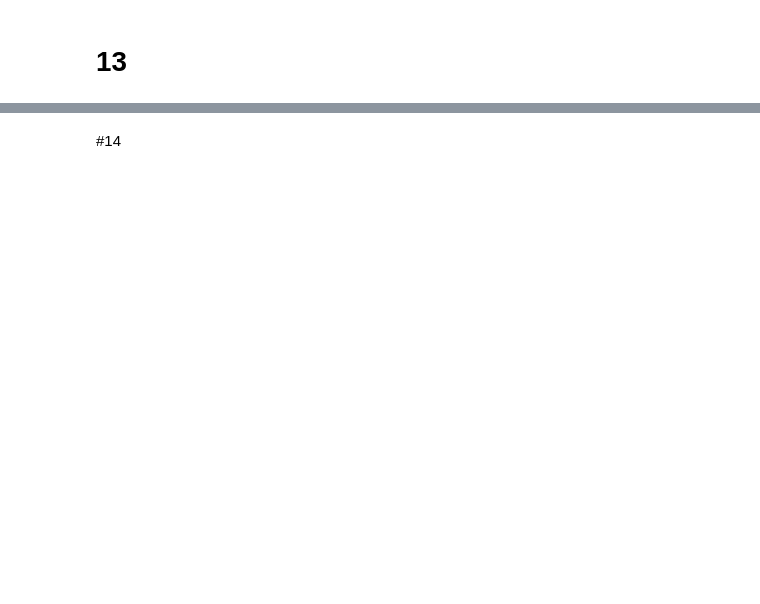
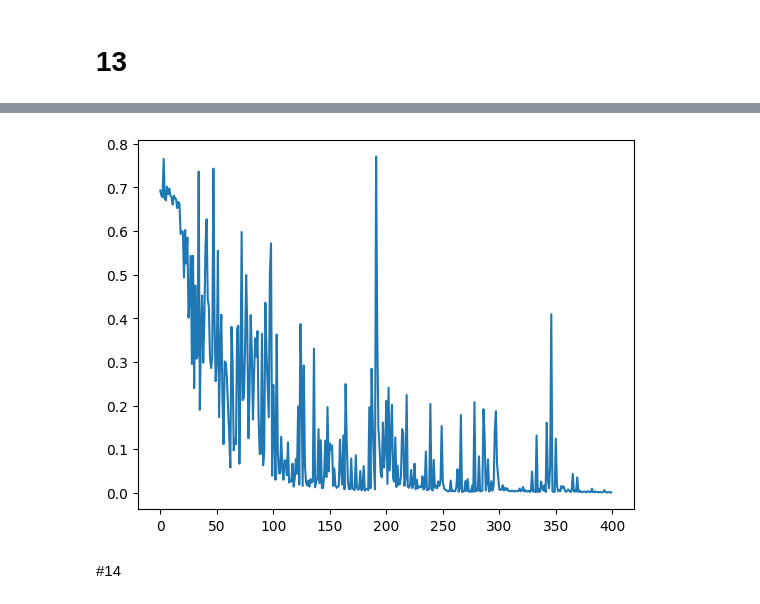
Before and after one commit to acho98/practical-transformers, a Jupyter notebook: notebook/Transformers_1_16.ipynb, the cells around one changed output, grey strips where cells are left out. Cells and saved outputs as stored; diff of their text form; code cells hidden in the pictures; blank space fills up the shorter version.

```diff
--- a/notebook/Transformers_1_16.ipynb
+++ b/notebook/Transformers_1_16.ipynb
@@ -926,3 +1228,12 @@ plt.show();
+# %%
+import matplotlib.pyplot as plt
+
+losses_tensor = torch.tensor(losses)
+
+plt.plot(losses_tensor.numpy())
+plt.show()
+# %% [output]
+[figure, added]
 # %% [markdown]
 #14
 # %%
```
Also changed, not shown: parts of 28 cells of this notebook.
